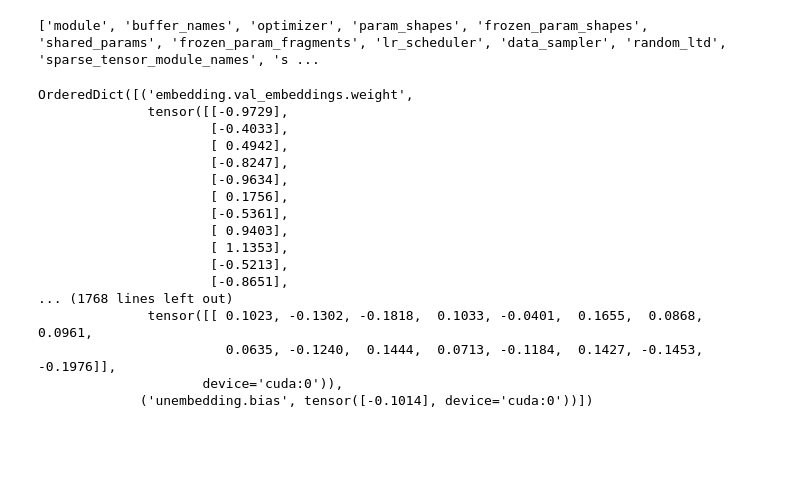
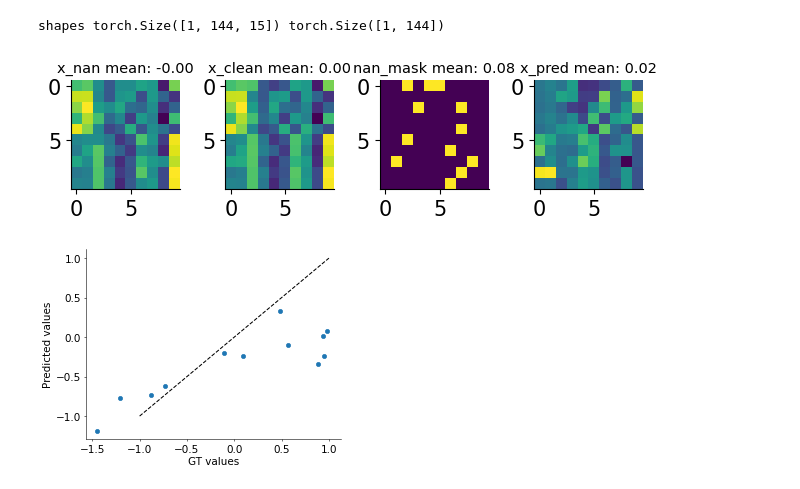
Before and after one commit to csinva/matrix-completion-llm, a Jupyter notebook: notebooks/00_example_eda.ipynb, the cells around one changed output. Cells and saved outputs as stored; diff of their text form; code cells hidden in the pictures; blank space fills up the shorter version.

```diff
--- a/notebooks/00_example_eda.ipynb
+++ b/notebooks/00_example_eda.ipynb
@@ -59,9 +62,11 @@ checkpoint = os.path.join(mcllm.config.path_to_repo,
 # %%
-
-
-# checkpoint = os.path.join(mcllm.config.path_to_repo,
-#   'results', 'attn=rowcol__reg=2__small', 'epoch=163-step=1312.ckpt') #, 'checkpoint', 'mp_rank_00_model_states.pt')
-checkpoint = os.path.join(mcllm.config.path_to_repo,
-                          'results', 'attn=rowcol__reg=2__small', 'epoch=163-step=1312.ckpt', 'checkpoint', 'mp_rank_00_model_states.pt')
-module = mcllm.model.llm.TabLLM
-module = module.load_from_checkpoint(checkpoint)
+ckpt = os.path.join(
+    mcllm.config.path_to_repo,
+    'results', 'rowcol=1__reg=2__small', 'epoch=143-step=1152.ckpt')
+checkpoint = os.path.join(ckpt, 'checkpoint', 'mp_rank_00_model_states.pt')
+device = 'cuda'
+d = torch.load(checkpoint)
+module = mcllm.model.llm.TabLLM(**d['hyper_parameters'])
+module.load_state_dict(d['module'])
+module = module.to('cuda').eval()
+pprint(d['hyper_parameters'])
@@ -70,24 +83,38 @@ d = torch.load(checkpoint)
-# %%
-print(list(d.keys()))
-# %% [output]
-['module', 'buffer_names', 'optimizer', 'param_shapes', 'frozen_param_shapes', 'shared_params', 'frozen_param_fragments', 'lr_scheduler', 'data_sampler', 'random_ltd', 'sparse_tensor_module_names', 's ...
-# %%
-d['module']
-# %% [output]
-OrderedDict([('embedding.val_embeddings.weight',
-              tensor([[-0.9729],
-                      [-0.4033],
-                      [ 0.4942],
-                      [-0.8247],
-                      [-0.9634],
-                      [ 0.1756],
-                      [-0.5361],
-                      [ 0.9403],
-                      [ 1.1353],
-                      [-0.5213],
-                      [-0.8651],
-... (1768 lines left out)
-              tensor([[ 0.1023, -0.1302, -0.1818,  0.1033, -0.0401,  0.1655,  0.0868,  0.0961,
-                        0.0635, -0.1240,  0.1444,  0.0713, -0.1184,  0.1427, -0.1453, -0.1976]],
-                     device='cuda:0')),
-             ('unembedding.bias', tensor([-0.1014], device='cuda:0'))])
+# %%
+def unsqueeze(tensor_tuple):
+    return tuple(t.unsqueeze(0).to(device) for t in tensor_tuple)
+
+
+# add batch dimension
+x_nan, x_clean, nan_mask, att_mask, register_mask = unsqueeze(
+    (x_nan_t, x_clean_t, nan_mask_t, att_mask_t, register_mask_t))
+# %%
+output = module(x_nan, nan_mask, att_mask,
+                register_mask, n_rows=m, n_columns=n)
+# %% [output]
+shapes torch.Size([1, 144, 15]) torch.Size([1, 144])
+# %%
+out = output.detach().cpu().numpy().squeeze().reshape(
+    (m + n_registers, n + n_registers))
+# %%
+mat_dict = {
+    'x_nan': x_nan_t,
+    'x_clean': x_clean_t,
+    'nan_mask': nan_mask_t,
+    'x_pred': out,
+}
+for i, (k, v) in enumerate(mat_dict.items()):
+    plt.subplot(1, 4, i+1)
+    plt.imshow(v.reshape(m + n_registers, n + n_registers)[:m, :n])
+    plt.title(f'{k} mean: {v.mean().item():.2f}', fontsize='x-small')
+# %% [output]
+[figure, added]
+# %%
+plt.figure(dpi=50)
+plt.plot(x_clean_t[nan_mask_t.bool()], out.flatten()[nan_mask_t.bool()], 'o')
+plt.plot([-1, 1], [-1, 1], 'k--')
+plt.xlabel('GT values')
+plt.ylabel('Predicted values')
+plt.show()
+# %% [output]
+[figure, added]
```
Also changed, not shown: parts of 11 cells of this notebook, 9 other files.
